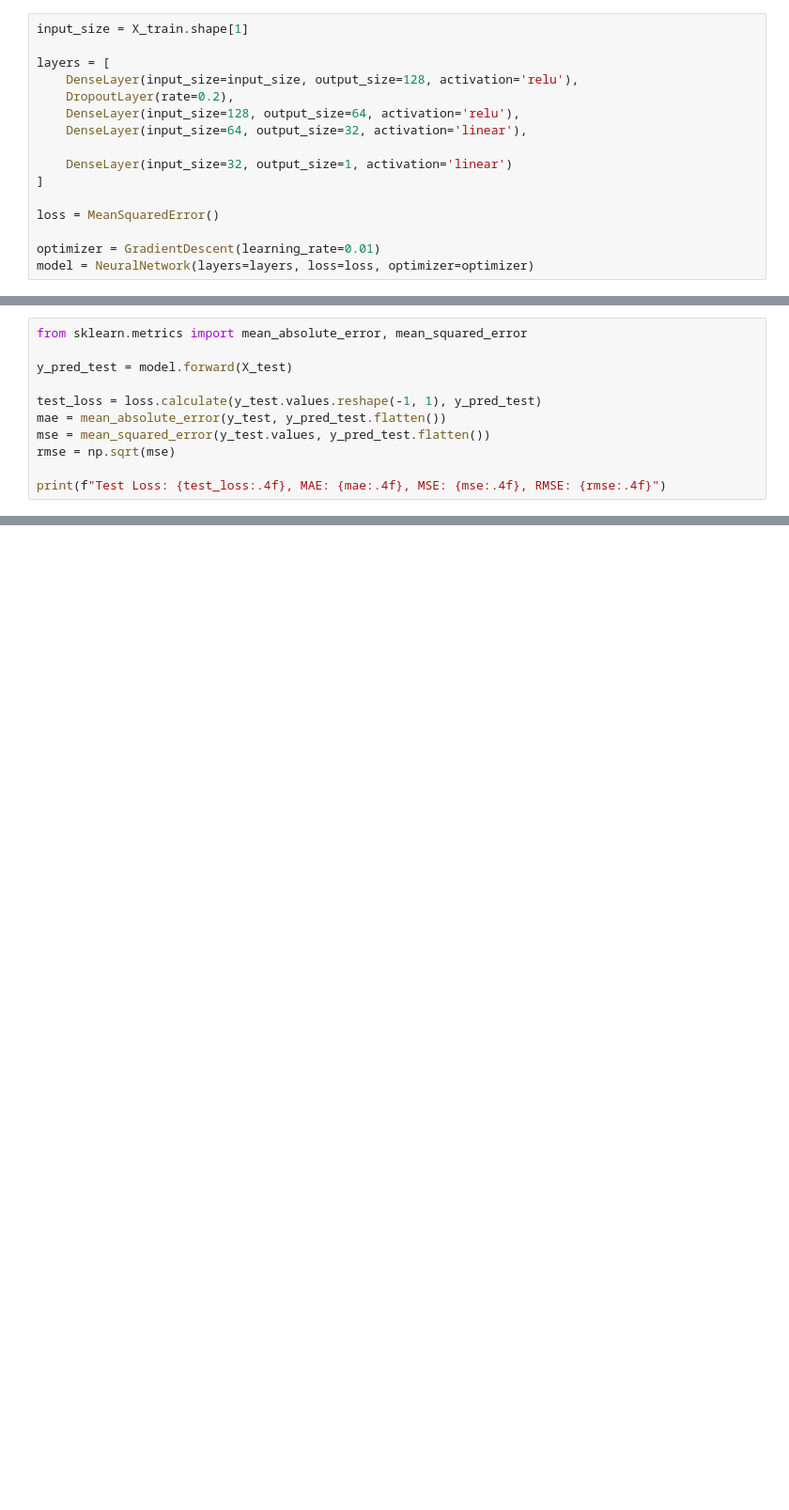
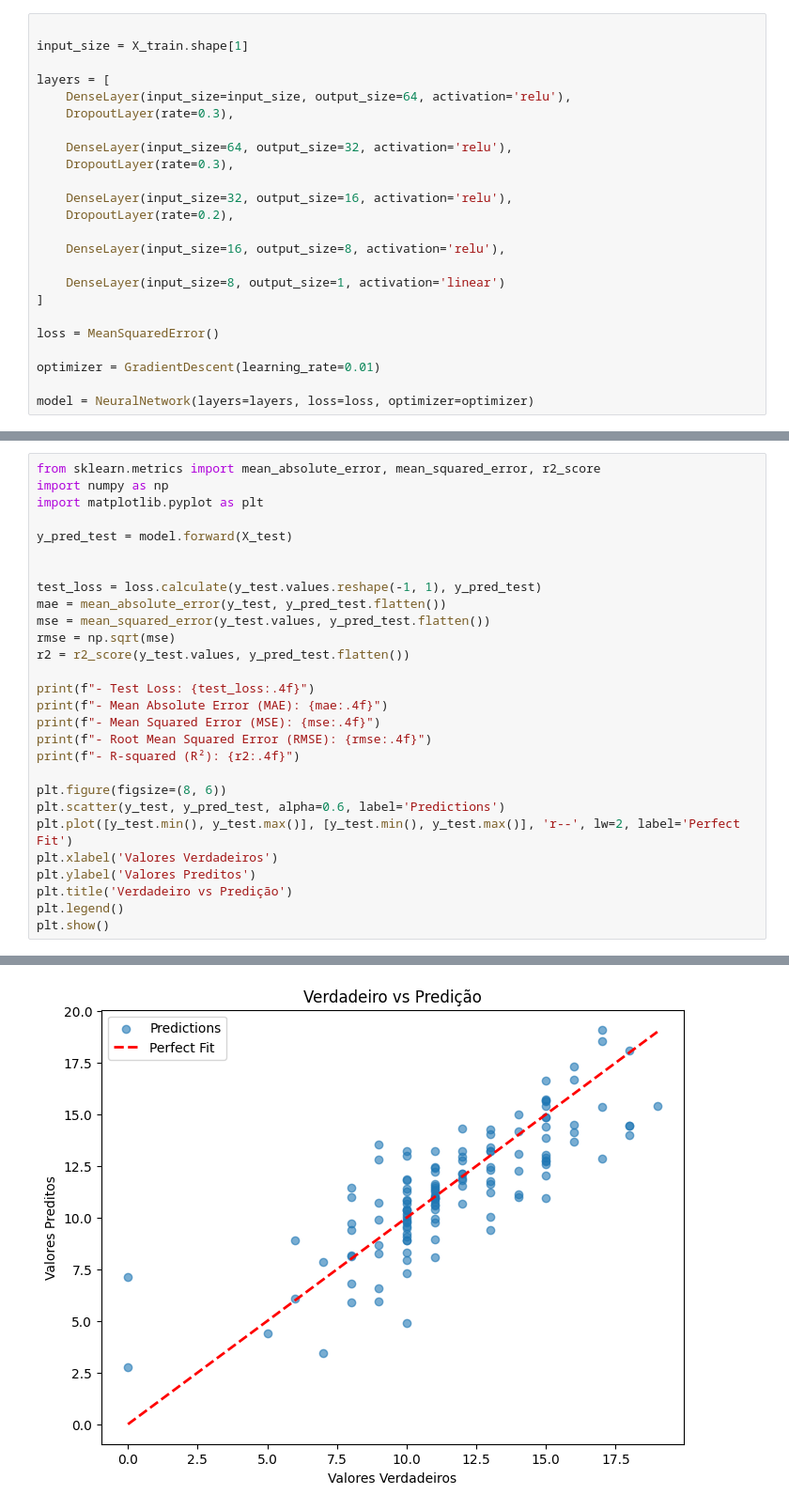
Before and after one commit to medalha01/ML-Projects, a Jupyter notebook: notebooks/regression_model.ipynb, the cells around one changed output, grey strips where cells are left out. Shown at 94% size. Cells and saved outputs as stored; diff of their text form; blank space fills up the shorter version.

```diff
--- a/notebooks/regression_model.ipynb
+++ b/notebooks/regression_model.ipynb
@@ -93,19 +103,27 @@ class NeuralNetwork:
                 )
                 layer.set_parameters({'weights': weights_updated, 'biases': biases_updated})
 # %%
+
 input_size = X_train.shape[1]
 
 layers = [
-    DenseLayer(input_size=input_size, output_size=128, activation='relu'),
+    DenseLayer(input_size=input_size, output_size=64, activation='relu'),
+    DropoutLayer(rate=0.3),
+
+    DenseLayer(input_size=64, output_size=32, activation='relu'),
+    DropoutLayer(rate=0.3),
+
+    DenseLayer(input_size=32, output_size=16, activation='relu'),
     DropoutLayer(rate=0.2),
-    DenseLayer(input_size=128, output_size=64, activation='relu'),
-    DenseLayer(input_size=64, output_size=32, activation='linear'),
 
-    DenseLayer(input_size=32, output_size=1, activation='linear')
+    DenseLayer(input_size=16, output_size=8, activation='relu'),
+
+    DenseLayer(input_size=8, output_size=1, activation='linear')
 ]
 
 loss = MeanSquaredError()
 
 optimizer = GradientDescent(learning_rate=0.01)
+
 model = NeuralNetwork(layers=layers, loss=loss, optimizer=optimizer)
 # %%
@@ -156,12 +174,29 @@ Epoch 1570 | Loss: 0.0501 | MAE: 0.1456
 # %%
-from sklearn.metrics import mean_absolute_error, mean_squared_error
+from sklearn.metrics import mean_absolute_error, mean_squared_error, r2_score
+import numpy as np
+import matplotlib.pyplot as plt
 
 y_pred_test = model.forward(X_test)
+
 
 test_loss = loss.calculate(y_test.values.reshape(-1, 1), y_pred_test)
 mae = mean_absolute_error(y_test, y_pred_test.flatten())
 mse = mean_squared_error(y_test.values, y_pred_test.flatten())
 rmse = np.sqrt(mse)
+r2 = r2_score(y_test.values, y_pred_test.flatten())
 
-print(f"Test Loss: {test_loss:.4f}, MAE: {mae:.4f}, MSE: {mse:.4f}, RMSE: {rmse:.4f}")
+print(f"- Test Loss: {test_loss:.4f}")
+print(f"- Mean Absolute Error (MAE): {mae:.4f}")
+print(f"- Mean Squared Error (MSE): {mse:.4f}")
+print(f"- Root Mean Squared Error (RMSE): {rmse:.4f}")
+print(f"- R-squared (R²): {r2:.4f}")
+
+plt.figure(figsize=(8, 6))
+plt.scatter(y_test, y_pred_test, alpha=0.6, label='Predictions')
+plt.plot([y_test.min(), y_test.max()], [y_test.min(), y_test.max()], 'r--', lw=2, label='Perfect Fit')
+plt.xlabel('Valores Verdadeiros')
+plt.ylabel('Valores Preditos')
+plt.title('Verdadeiro vs Predição')
+plt.legend()
+plt.show()
 # %% [output]
@@ -168,0 +208 @@ Test Loss: 0.7864, MAE: 0.6867, MSE: 0.7864, RMSE: 0.8868
+[figure, added]
```
Also changed, not shown: parts of 6 cells of this notebook.
